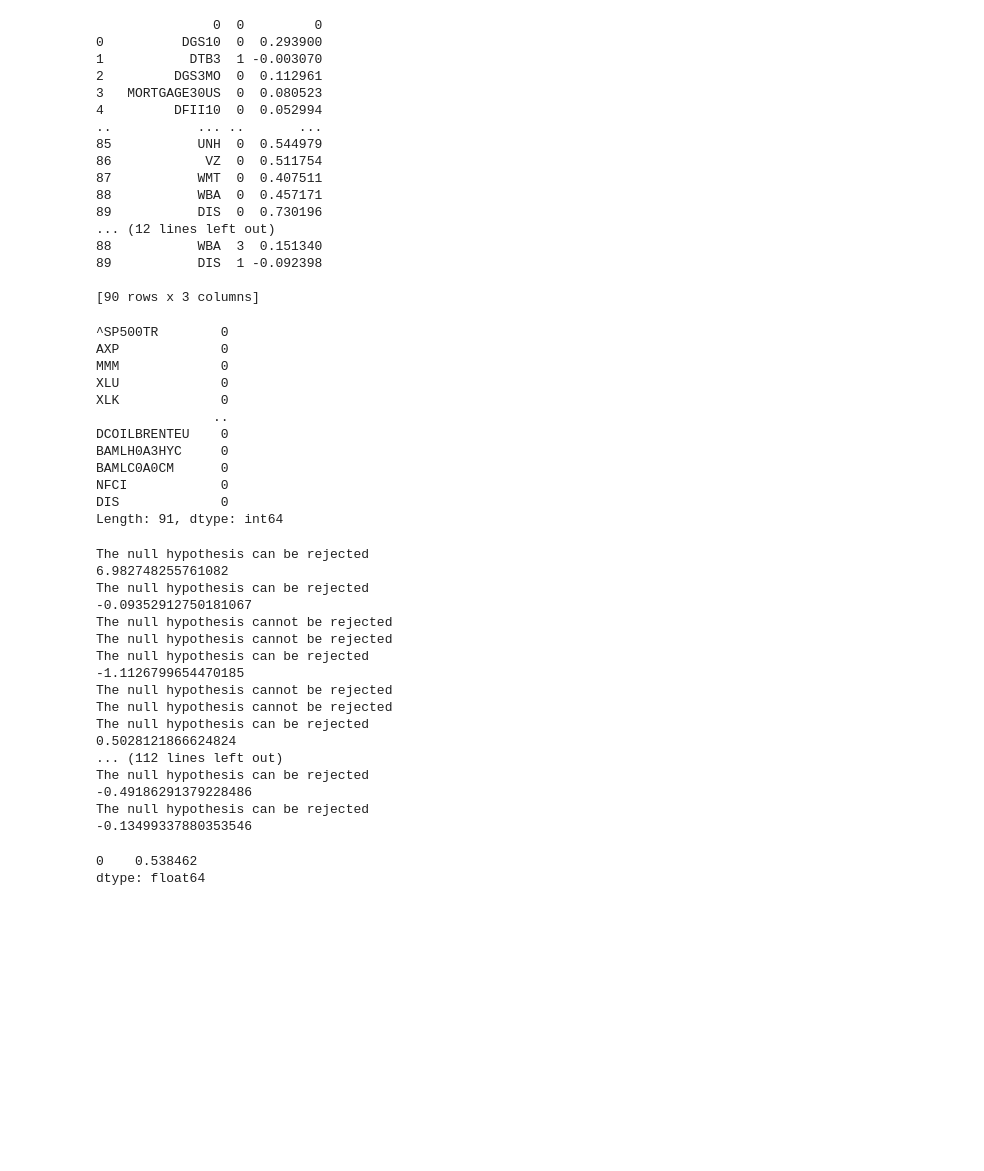
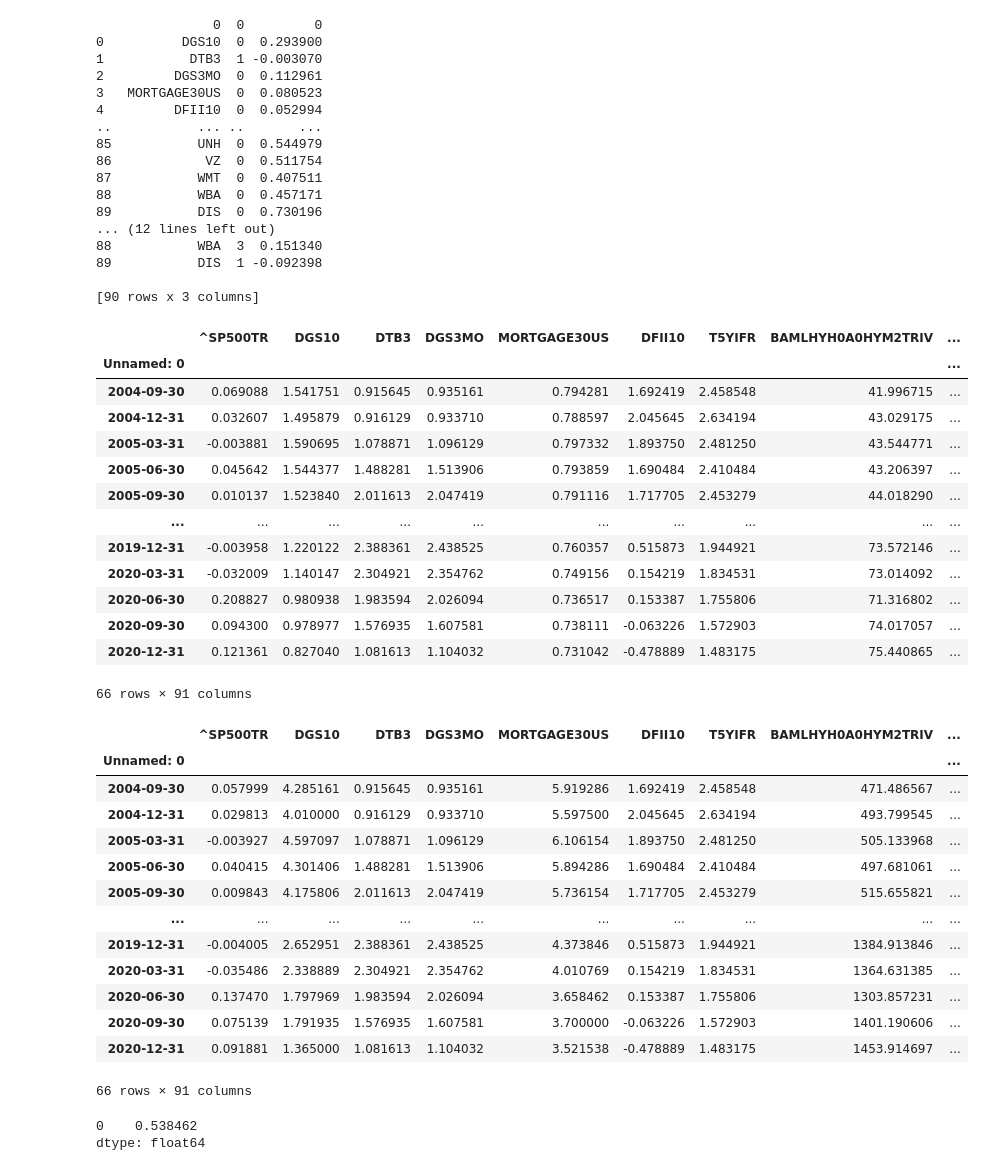
Before and after one commit to webclinic017/Python-Stock-1, a Jupyter notebook: FRED_analysis.ipynb, the cells around one changed output. Saved outputs shown, nothing was run; the diff lists cells and outputs as text; code cells hidden in the pictures; blank space fills up the shorter version.

Commit message:
Update FRED_analysis.ipynb
added fixed revert yeo transforms

```diff
--- a/FRED_analysis.ipynb
+++ b/FRED_analysis.ipynb
@@ -864,16 +889,19 @@ print(lso_stats)
 
 [90 rows x 3 columns]
 # %%
+transformed
 # %% [output]
+|  | ^SP500TR | DGS10 | DTB3 | DGS3MO | MORTGAGE30US | DFII10 | T5YIFR | BAMLHYH0A0HYM2TRIV | ... |
+| Unnamed: 0 |  |  |  |  |  |  |  |  | ... |
+| 2004-09-30 | 0.069088 | 1.541751 | 0.915645 | 0.935161 | 0.794281 | 1.692419 | 2.458548 | 41.996715 | ... |
+| 2004-12-31 | 0.032607 | 1.495879 | 0.916129 | 0.933710 | 0.788597 | 2.045645 | 2.634194 | 43.029175 | ... |
+| 2005-03-31 | -0.003881 | 1.590695 | 1.078871 | 1.096129 | 0.797332 | 1.893750 | 2.481250 | 43.544771 | ... |
+| 2005-06-30 | 0.045642 | 1.544377 | 1.488281 | 1.513906 | 0.793859 | 1.690484 | 2.410484 | 43.206397 | ... |
+| 2005-09-30 | 0.010137 | 1.523840 | 2.011613 | 2.047419 | 0.791116 | 1.717705 | 2.453279 | 44.018290 | ... |
+| ... | ... | ... | ... | ... | ... | ... | ... | ... | ... |
+| 2019-12-31 | -0.003958 | 1.220122 | 2.388361 | 2.438525 | 0.760357 | 0.515873 | 1.944921 | 73.572146 | ... |
+| 2020-03-31 | -0.032009 | 1.140147 | 2.304921 | 2.354762 | 0.749156 | 0.154219 | 1.834531 | 73.014092 | ... |
+| 2020-06-30 | 0.208827 | 0.980938 | 1.983594 | 2.026094 | 0.736517 | 0.153387 | 1.755806 | 71.316802 | ... |
+| 2020-09-30 | 0.094300 | 0.978977 | 1.576935 | 1.607581 | 0.738111 | -0.063226 | 1.572903 | 74.017057 | ... |
+| 2020-12-31 | 0.121361 | 0.827040 | 1.081613 | 1.104032 | 0.731042 | -0.478889 | 1.483175 | 75.440865 | ... |
-^SP500TR        0
-AXP             0
-MMM             0
-XLU             0
-XLK             0
-               ..
-DCOILBRENTEU    0
-BAMLH0A3HYC     0
-BAMLC0A0CM      0
-NFCI            0
-DIS             0
-Length: 91, dtype: int64
+66 rows × 91 columns
@@ -880,23 +910,21 @@ Length: 91, dtype: int64
 # %%
-transformed, lambdas = transform_boxcox(Lagged_Differenced_Set_offset.dropna())
+
+revert_yeo(Lagged_Differenced_Set_offset, transformed, lambdas)
 # %% [output]
+|  | ^SP500TR | DGS10 | DTB3 | DGS3MO | MORTGAGE30US | DFII10 | T5YIFR | BAMLHYH0A0HYM2TRIV | ... |
+| Unnamed: 0 |  |  |  |  |  |  |  |  | ... |
+| 2004-09-30 | 0.057999 | 4.285161 | 0.915645 | 0.935161 | 5.919286 | 1.692419 | 2.458548 | 471.486567 | ... |
+| 2004-12-31 | 0.029813 | 4.010000 | 0.916129 | 0.933710 | 5.597500 | 2.045645 | 2.634194 | 493.799545 | ... |
+| 2005-03-31 | -0.003927 | 4.597097 | 1.078871 | 1.096129 | 6.106154 | 1.893750 | 2.481250 | 505.133968 | ... |
+| 2005-06-30 | 0.040415 | 4.301406 | 1.488281 | 1.513906 | 5.894286 | 1.690484 | 2.410484 | 497.681061 | ... |
+| 2005-09-30 | 0.009843 | 4.175806 | 2.011613 | 2.047419 | 5.736154 | 1.717705 | 2.453279 | 515.655821 | ... |
+| ... | ... | ... | ... | ... | ... | ... | ... | ... | ... |
+| 2019-12-31 | -0.004005 | 2.652951 | 2.388361 | 2.438525 | 4.373846 | 0.515873 | 1.944921 | 1384.913846 | ... |
+| 2020-03-31 | -0.035486 | 2.338889 | 2.304921 | 2.354762 | 4.010769 | 0.154219 | 1.834531 | 1364.631385 | ... |
+| 2020-06-30 | 0.137470 | 1.797969 | 1.983594 | 2.026094 | 3.658462 | 0.153387 | 1.755806 | 1303.857231 | ... |
+| 2020-09-30 | 0.075139 | 1.791935 | 1.576935 | 1.607581 | 3.700000 | -0.063226 | 1.572903 | 1401.190606 | ... |
+| 2020-12-31 | 0.091881 | 1.365000 | 1.081613 | 1.104032 | 3.521538 | -0.478889 | 1.483175 | 1453.914697 | ... |
-The null hypothesis can be rejected
-6.982748255761082
-The null hypothesis can be rejected
--0.09352912750181067
-The null hypothesis cannot be rejected
-The null hypothesis cannot be rejected
-The null hypothesis can be rejected
--1.1126799654470185
-The null hypothesis cannot be rejected
-The null hypothesis cannot be rejected
-The null hypothesis can be rejected
-0.5028121866624824
-... (112 lines left out)
-The null hypothesis can be rejected
--0.49186291379228486
-The null hypothesis can be rejected
--0.13499337880353546
+66 rows × 91 columns
 # %%
 cbd = True
 ic = True
```
Also changed, not shown: parts of 2 cells of this notebook.
